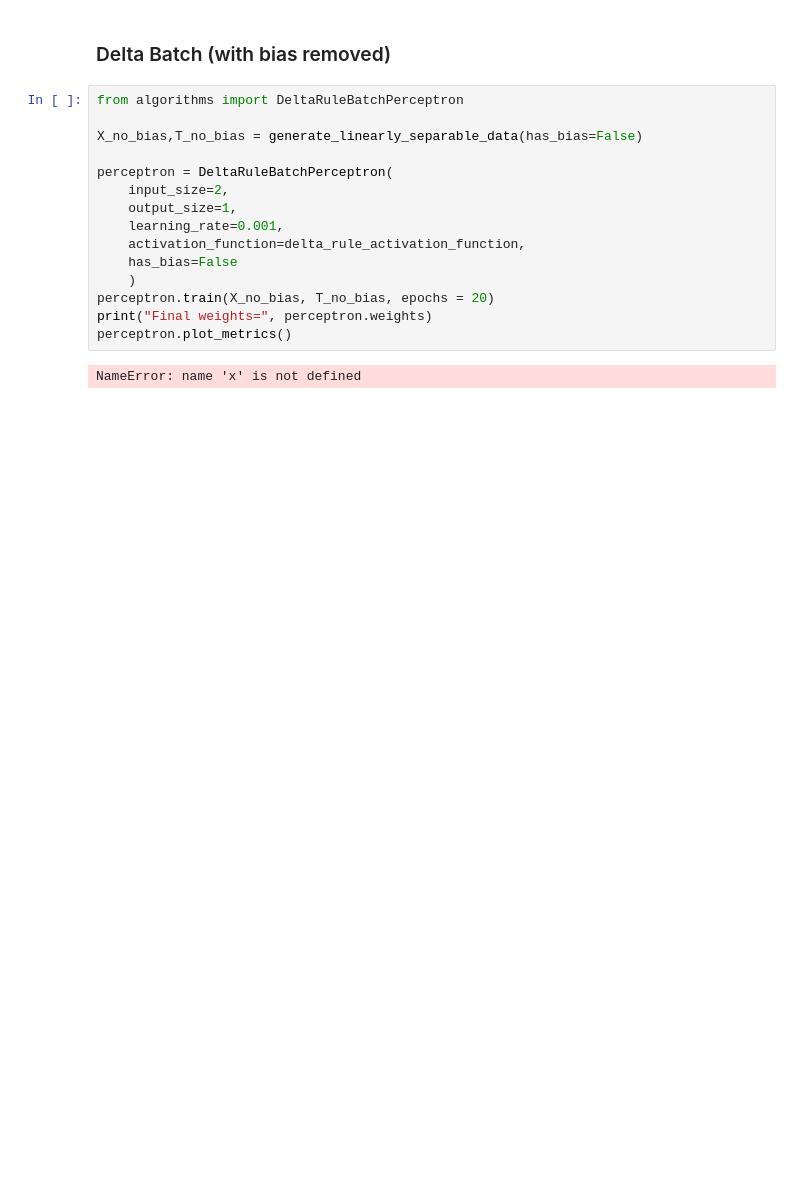
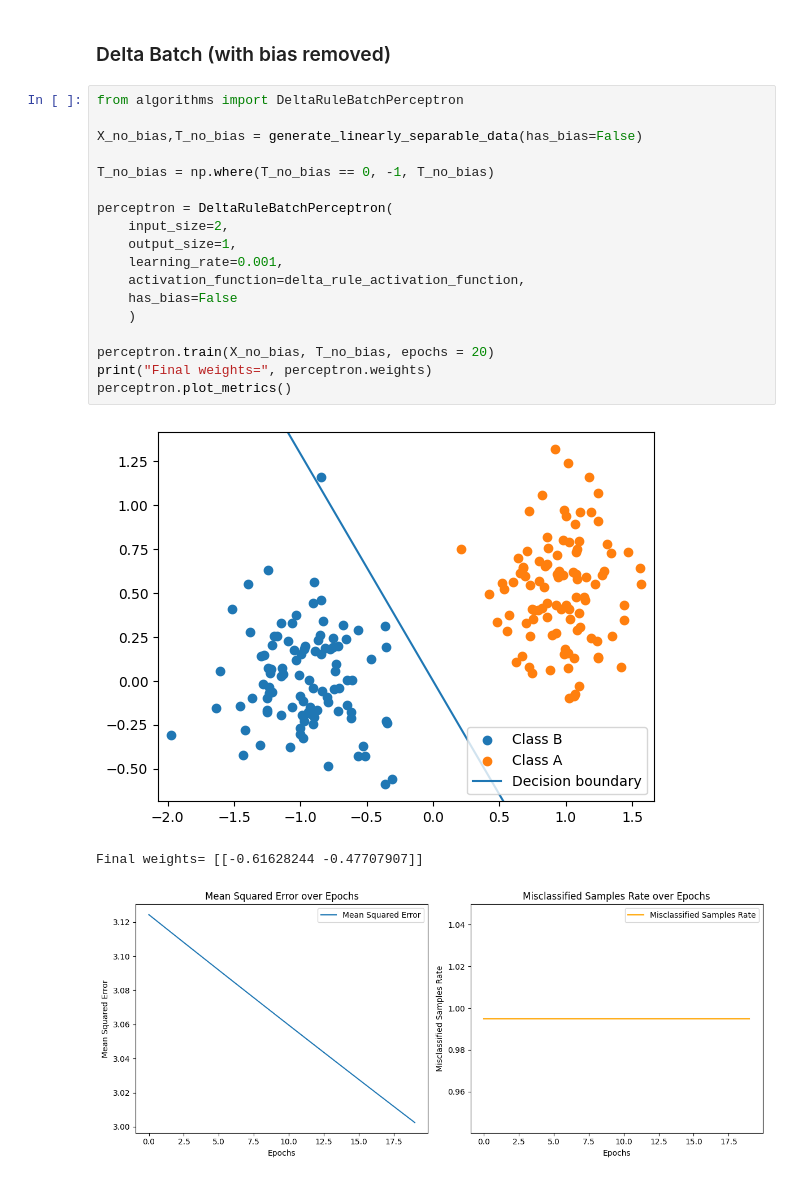
Before and after one commit to liviacardaccia02/Artificial-Neural-Networks-and-Deep-Architectures, a Jupyter notebook: lab1a/lab1a.ipynb, the cells around one changed output. Saved outputs shown, nothing was run; the diff lists cells and outputs as text; blank space fills up the shorter version.

```diff
--- a/lab1a/lab1a.ipynb
+++ b/lab1a/lab1a.ipynb
@@ -76,17 +76,22 @@ Final weights: [[ 1.20199042 -1.04632456  0.25836901]]
 # %%
 from algorithms import DeltaRuleBatchPerceptron
 
 X_no_bias,T_no_bias = generate_linearly_separable_data(has_bias=False)
+
+T_no_bias = np.where(T_no_bias == 0, -1, T_no_bias)
 
 perceptron = DeltaRuleBatchPerceptron(
     input_size=2,
     output_size=1,
     learning_rate=0.001,
     activation_function=delta_rule_activation_function,
     has_bias=False
     )
+
 perceptron.train(X_no_bias, T_no_bias, epochs = 20)
 print("Final weights=", perceptron.weights)
 perceptron.plot_metrics()
 # %% [output]
+[figure, added]
-NameError: name 'x' is not defined
+Final weights= [[-0.61628244 -0.47707907]]
+[figure, added]
```
Also changed, not shown: parts of 4 cells of this notebook.
